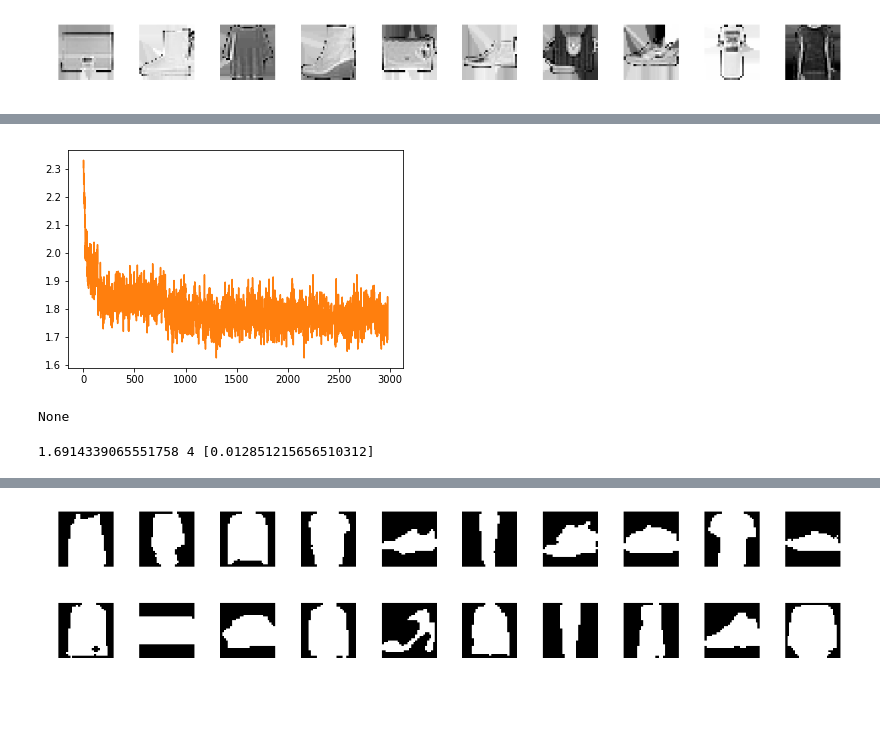
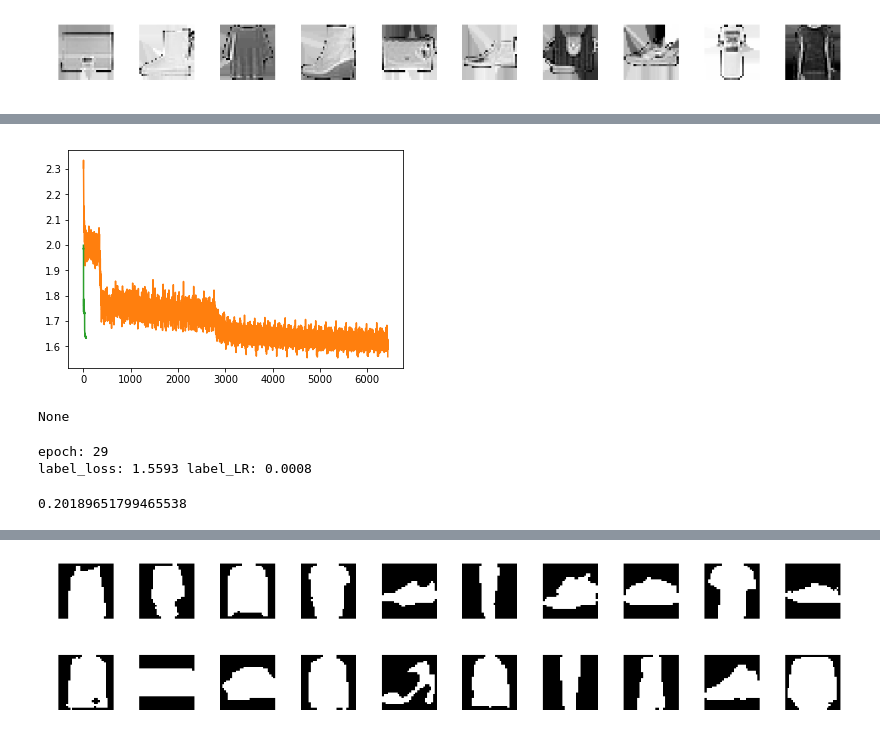
Before and after one commit to darthdeus/npfl114, a Jupyter notebook: labs/05/Torch Fashion.ipynb, the cells around one changed output, grey strips where cells are left out. Drawn from its saved outputs; the diff is of its cells as text; code cells hidden in the pictures; blank space fills up the shorter version.

Commit message:
Update mnist fashion with labels

```diff
--- a/labs/05/Torch Fashion.ipynb
+++ b/labs/05/Torch Fashion.ipynb
@@ -134,0 +166,6 @@ label_model = nn.Sequential(
+# %%
+BATCH_SIZE = 256
+train_loader = data.DataLoader(train, batch_size=BATCH_SIZE)
+# %%
+mask_trainer = Trainer(mask_model, 0.01, nn.MSELoss())
+mask_trainer.fit(train_loader, lambda batch: Variable(batch["masks"]).cuda(), epochs=10)
@@ -134,0 +177,3 @@ label_model = nn.Sequential(
+# %%
+label_trainer = Trainer(label_model, 0.0005, nn.CrossEntropyLoss())
+label_trainer.fit(train_loader, lambda batch: Variable(batch["labels"]).cuda())
@@ -135,5 +185,4 @@ label_model = nn.Sequential(
 # %%
-BATCH_SIZE = 128
 
 mse_loss = nn.MSELoss()
 ce_loss = nn.CrossEntropyLoss()
@@ -141,52 +190,68 @@ ce_loss = nn.CrossEntropyLoss()
 mask_optimizer = optim.Adam(mask_model.parameters(), lr=0.1)
 label_optimizer = optim.Adam(label_model.parameters(), lr=0.01)
 
-train_loader = data.DataLoader(train, batch_size=BATCH_SIZE)
 
 mask_scheduler = optim.lr_scheduler.StepLR(mask_optimizer, step_size=100, gamma=0.95)
-label_scheduler = optim.lr_scheduler.StepLR(label_optimizer, step_size=100, gamma=0.95)
+label_scheduler = optim.lr_scheduler.StepLR(label_optimizer, step_size=50, gamma=0.98)
 
 mask_losses = []
 label_losses = []
+dev_losses = []
 # %%
-EPOCHS = 5
+EPOCHS = 30
 
 for epoch in range(EPOCHS):
     for i, batch in enumerate(train_loader):
-        scheduler.step()
+        mask_scheduler.step()
+        label_scheduler.step()
 
         images = Variable(batch["images"])
         masks = Variable(batch["masks"])
-        labels = Variable(batch["labels"])
+        labels = Variable(batch["labels"]).cuda()
 
 #         y_pred_mask = mask_model(images)
-#         loss = mse_loss(y_pred_mask, masks)
+#         mask_loss = mse_loss(y_pred_mask, masks)
 
 #         mask_optimizer.zero_grad()
-#         loss.backward()
+#         mask_loss.backward()
 #         mask_optimizer.step()
 
-#         mask_losses.append(np.log(loss.data[0]))
+#         mask_losses.append(np.log(mask_loss.data[0]))
 
         y_pred_label = label_model(images)
-        loss = ce_loss(y_pred_label, labels.cuda())
+        label_loss = ce_loss(y_pred_label, labels)
 
         label_optimizer.zero_grad()
-        loss.backward()
+        label_loss.backward()
         label_optimizer.step()
 
-        label_losses.append(loss.data[0])
+        label_losses.append(label_loss.data[0])
 
         if i % 100 == 0 and i > 0:
+            pred_labels = label_model(Variable(dev[:]["images"]))
+            true_labels = Variable(dev[:]["labels"])
+
+            dev_loss = ce_loss(pred_labels, true_labels.long())
+            dev_losses.append(dev_loss.data[0])
+
             plt.plot(mask_losses)
             plt.plot(label_losses)
+            plt.plot(dev_losses)
             display.clear_output(wait=True)
             display.display(plt.show())
-            print(loss.data[0], epoch, scheduler.get_lr())
+
+            print("epoch: {}".format(epoch))
+#             print("mask_loss: {:0.4f}    mask_LR: {:0.4f}".format(mask_loss.data[0], mask_scheduler.get_lr()))
+            print("label_loss: {:0.4f} label_LR: {:0.4f}".format(label_loss.data[0], label_scheduler.get_lr()[0]))
 # %% [output]
-[figure, old version]
+[figure, new version]
 None
-1.6914339065551758 4 [0.012851215656510312]
+epoch: 29
+label_loss: 1.5593 label_LR: 0.0008
+# %%
+np.exp(-1.6)
+# %% [output]
+0.20189651799465538
 # %%
 pred_labels = label_model(Variable(dev[:]["images"])).data.cpu().numpy()
 true_labels = dev[:]["labels"].cpu().numpy()
```
Also changed, not shown: parts of 12 cells of this notebook.
